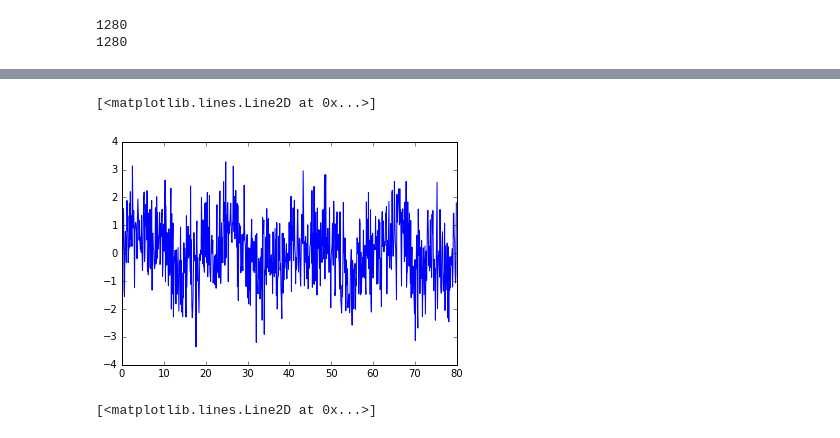
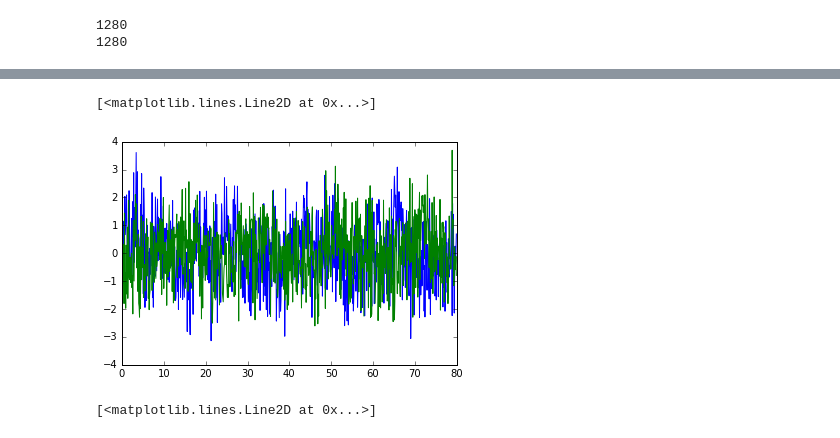
Before and after one commit to ajlemma/maxij, a Jupyter notebook: cross_power_spectrum_rho&nicer.ipynb, the cells around one changed output, grey strips where cells are left out. Drawn from its saved outputs; the diff is of its cells as text; code cells hidden in the pictures.

```diff
--- a/cross_power_spectrum_rho&nicer.ipynb
+++ b/cross_power_spectrum_rho&nicer.ipynb
@@ -106,13 +106,13 @@ ax.plot(dum2)
 # %%
 ts3=random.randn(800)
 t=np.arange(len(ts3))/10.
 ts3a=random.randn(800)+0.5*np.sin(2.*np.pi*0.05*t)+0.3*np.sin(2.*np.pi*0.125*t)
 ts3b=random.randn(800)+0.5*np.sin(2.*np.pi*0.05*(t-8.0))
 plt.plot(t,ts3a)
-# plt.plot(t,ts3b)
+plt.plot(t,ts3b)
 # %% [output]
 [<matplotlib.lines.Line2D at 0x...>]
-[figure, old version]
+[figure, new version]
 # %%
 dum0a=fftconvolve(ts3a,ts3a[::-1]) # ACF for ts1a
 dum0b=fftconvolve(ts3b,ts3b[::-1]) # ACF for ts1a
```
Also changed, not shown: parts of 8 cells of this notebook, 3 other files.
